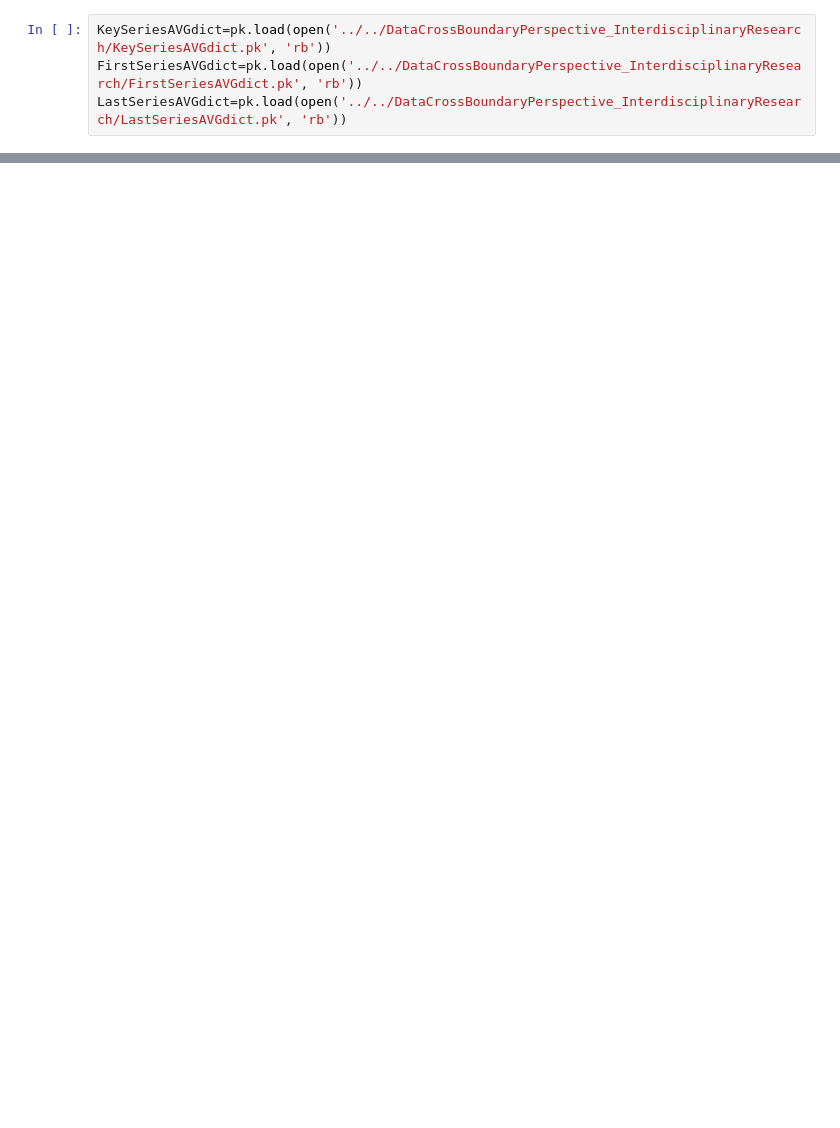
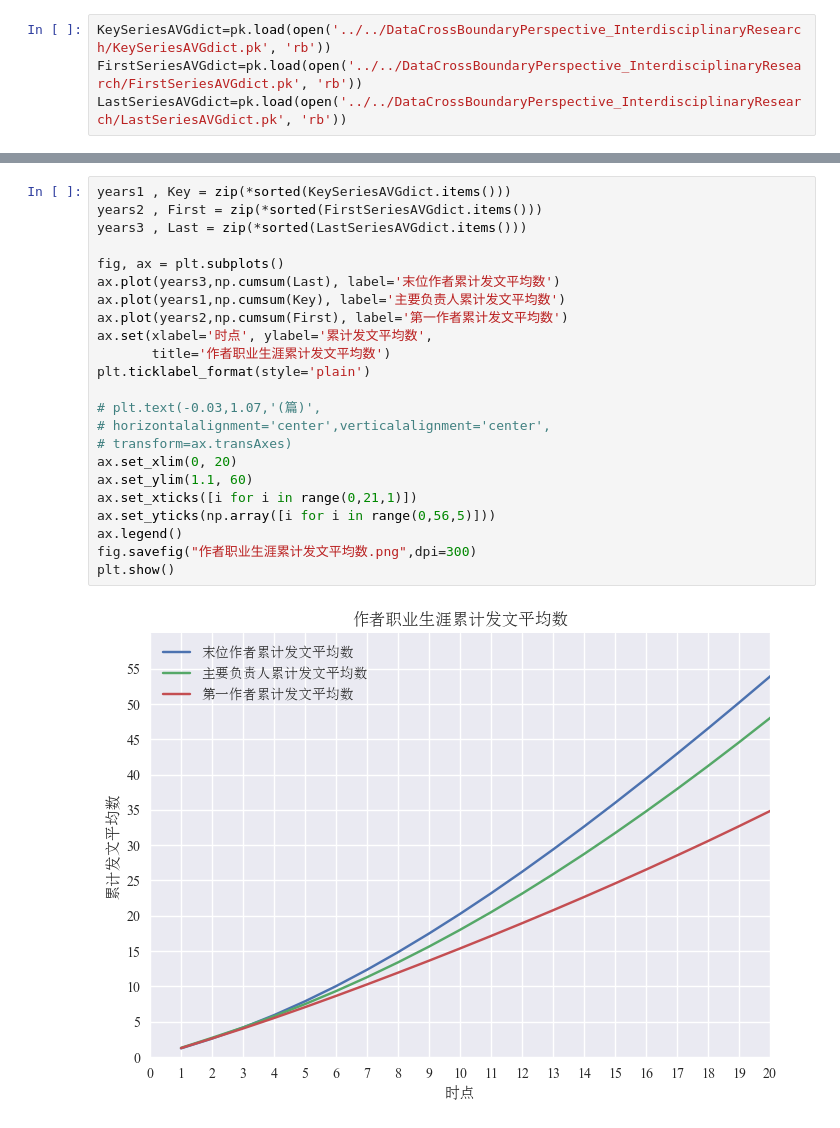
Before and after one commit to jiaweixu98/CrossBoundaryPerspective_InterdisciplinaryResearch, a Jupyter notebook: turningpoint/easyDraw.ipynb, the cells around one changed output, grey strips where cells are left out. Saved outputs shown, nothing was run; the diff lists cells and outputs as text; blank space fills up the shorter version.

```diff
--- a/turningpoint/easyDraw.ipynb
+++ b/turningpoint/easyDraw.ipynb
@@ -53,0 +71,25 @@ numBOOTSmedcitationCountCounter
+# %%
+years1 , Key = zip(*sorted(KeySeriesAVGdict.items()))
+years2 , First = zip(*sorted(FirstSeriesAVGdict.items()))
+years3 , Last = zip(*sorted(LastSeriesAVGdict.items()))
+
+fig, ax = plt.subplots()
+ax.plot(years3,np.cumsum(Last), label='末位作者累计发文平均数')
+ax.plot(years1,np.cumsum(Key), label='主要负责人累计发文平均数')
+ax.plot(years2,np.cumsum(First), label='第一作者累计发文平均数')
+ax.set(xlabel='时点', ylabel='累计发文平均数',
+       title='作者职业生涯累计发文平均数')
+plt.ticklabel_format(style='plain')
+
+# plt.text(-0.03,1.07,'(篇)',
+# horizontalalignment='center',verticalalignment='center',
+# transform=ax.transAxes)
+ax.set_xlim(0, 20)
+ax.set_ylim(1.1, 60)
+ax.set_xticks([i for i in range(0,21,1)])
+ax.set_yticks(np.array([i for i in range(0,56,5)]))
+ax.legend()
+fig.savefig("作者职业生涯累计发文平均数.png",dpi=300)
+plt.show()
+# %% [output]
+[figure, added]
```
Also changed, not shown: parts of 11 cells of this notebook, 9 other files.
